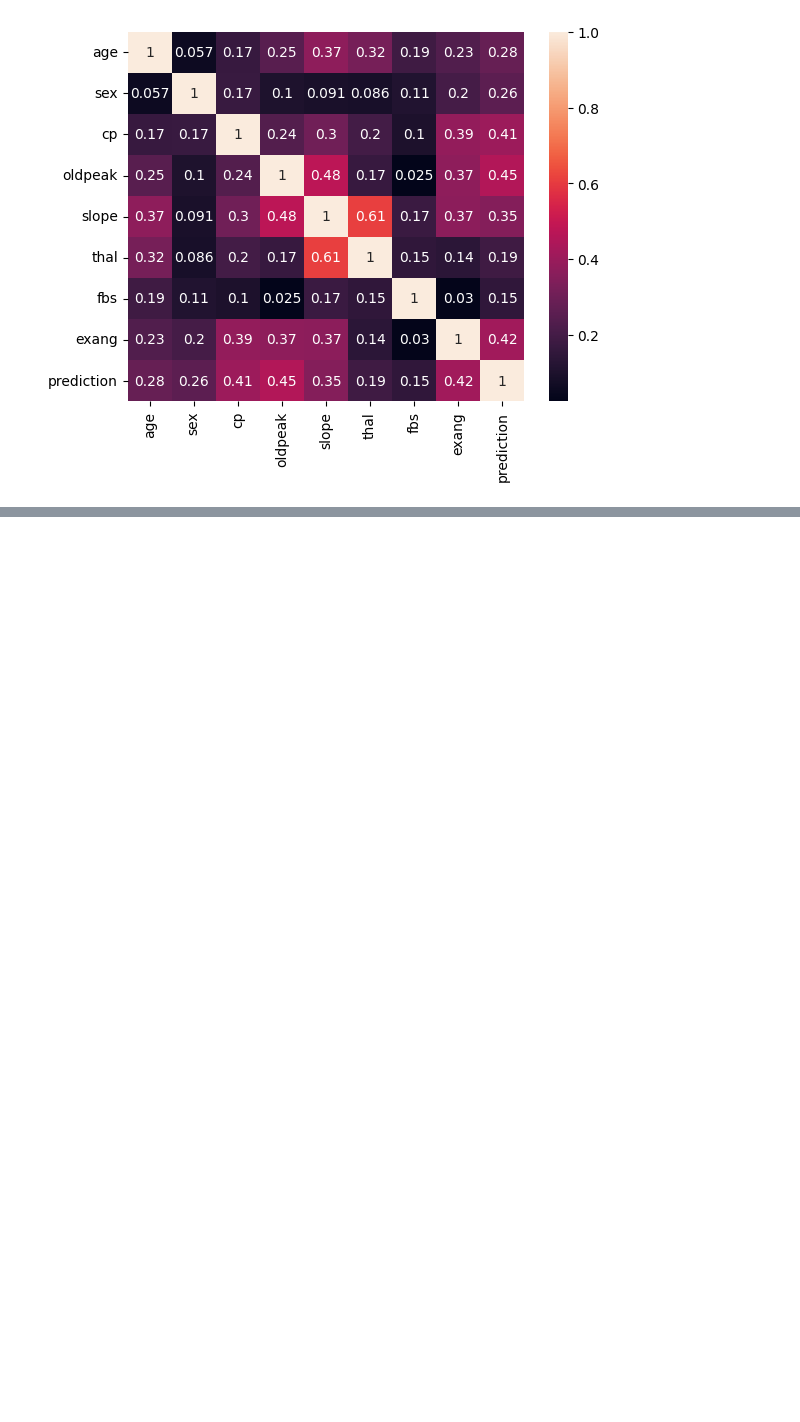
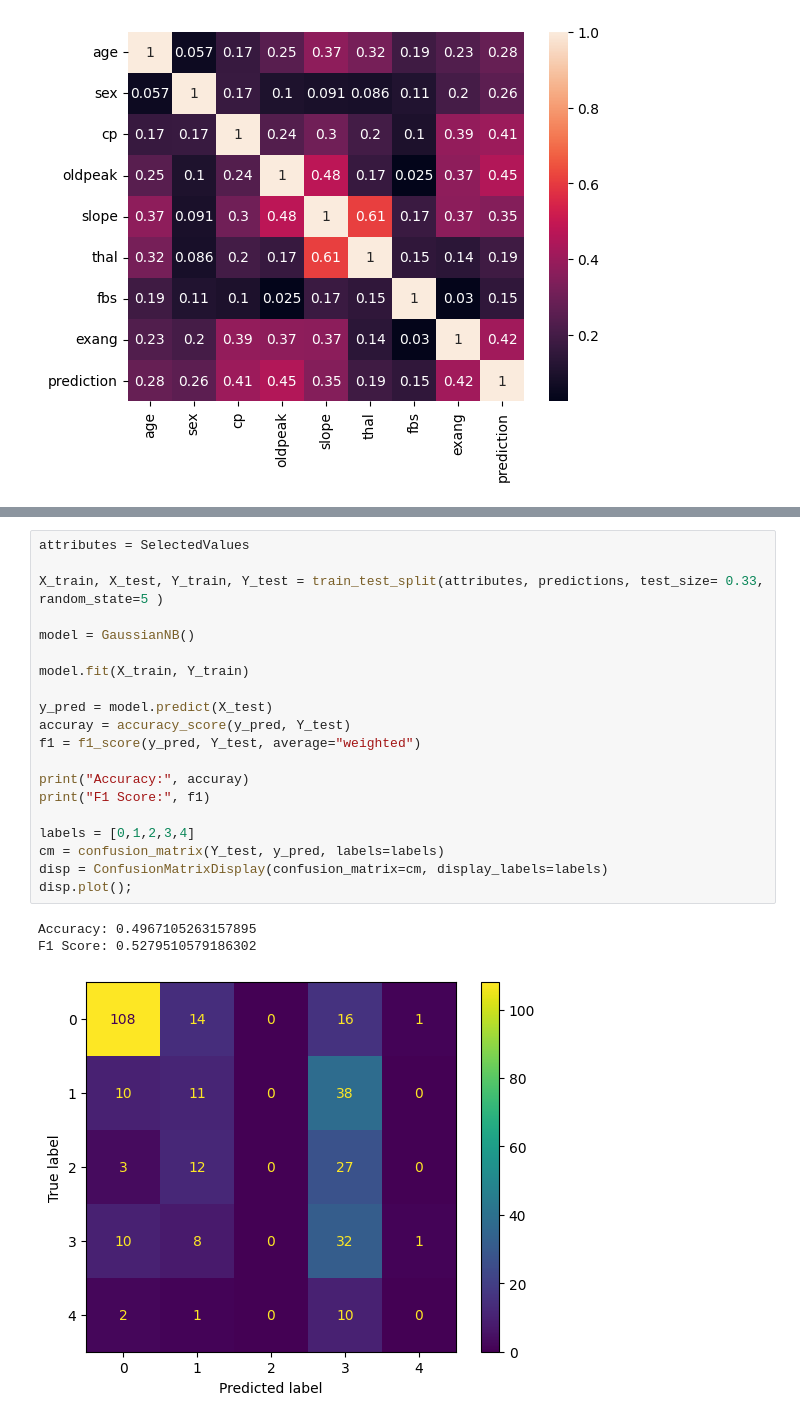
Before and after one commit to MistyDoe/PyHeartDisease, a Jupyter notebook: analysis.ipynb, the cells around one changed output, grey strips where cells are left out. Drawn from its saved outputs; the diff is of its cells as text; blank space fills up the shorter version.

```diff
--- a/analysis.ipynb
+++ b/analysis.ipynb
@@ -104,3 +114,27 @@ selectedData = SelectedValues.join(predictions)
 Num Features: 5
 Selected Features: [ True  True  True  True  True False False False]
 Feature Ranking: [1 1 1 1 1 4 3 2]
+# %%
+attributes = SelectedValues
+
+X_train, X_test, Y_train, Y_test = train_test_split(attributes, predictions, test_size= 0.33, random_state=5 )
+
+model = GaussianNB()
+
+model.fit(X_train, Y_train)
+
+y_pred = model.predict(X_test)
+accuray = accuracy_score(y_pred, Y_test)
+f1 = f1_score(y_pred, Y_test, average="weighted")
+
+print("Accuracy:", accuray)
+print("F1 Score:", f1)
+
+labels = [0,1,2,3,4]
+cm = confusion_matrix(Y_test, y_pred, labels=labels)
+disp = ConfusionMatrixDisplay(confusion_matrix=cm, display_labels=labels)
+disp.plot();
+# %% [output]
+Accuracy: 0.4967105263157895
+F1 Score: 0.5279510579186302
+[figure, added]
```
Also changed, not shown: parts of 4 cells of this notebook.
